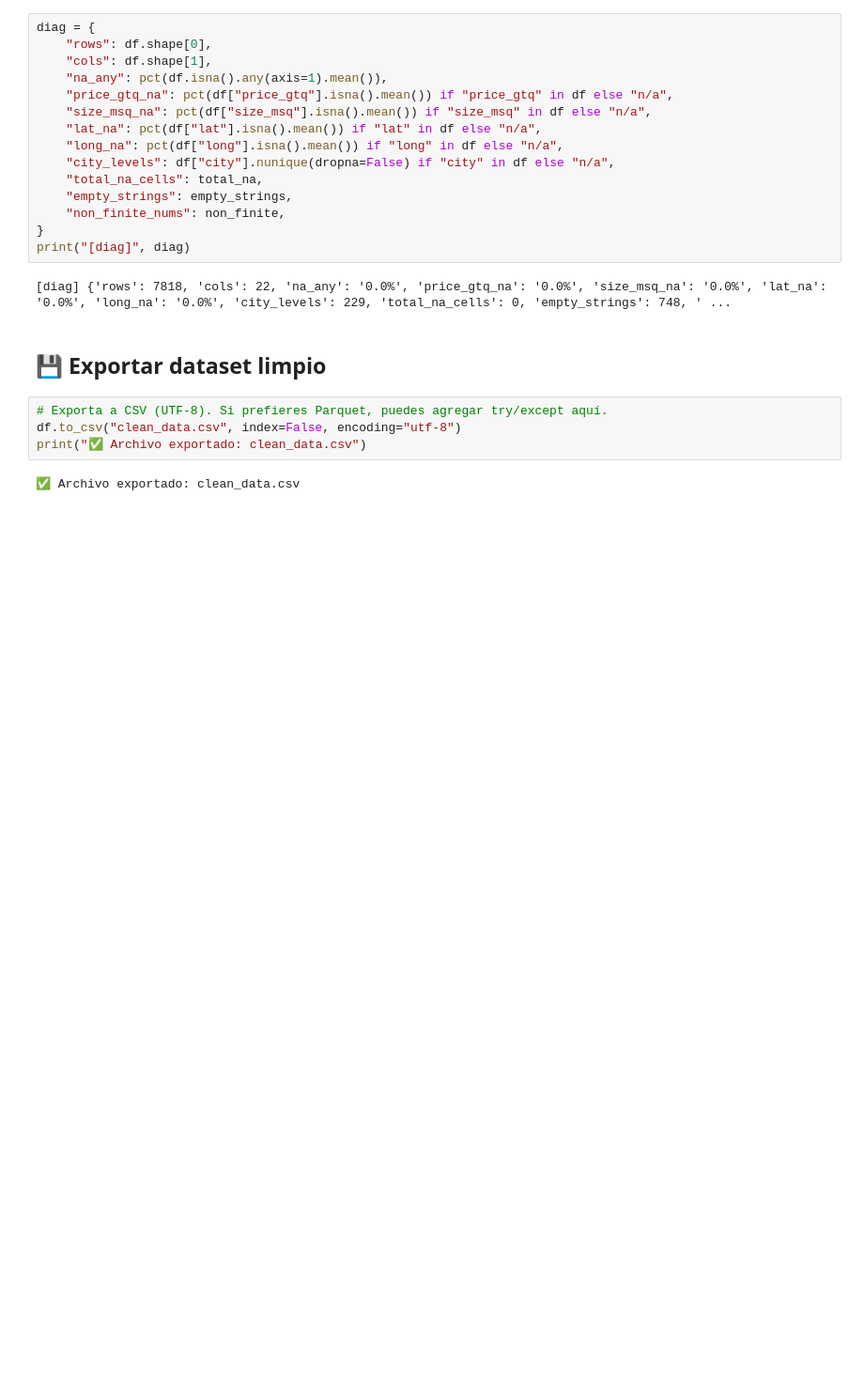
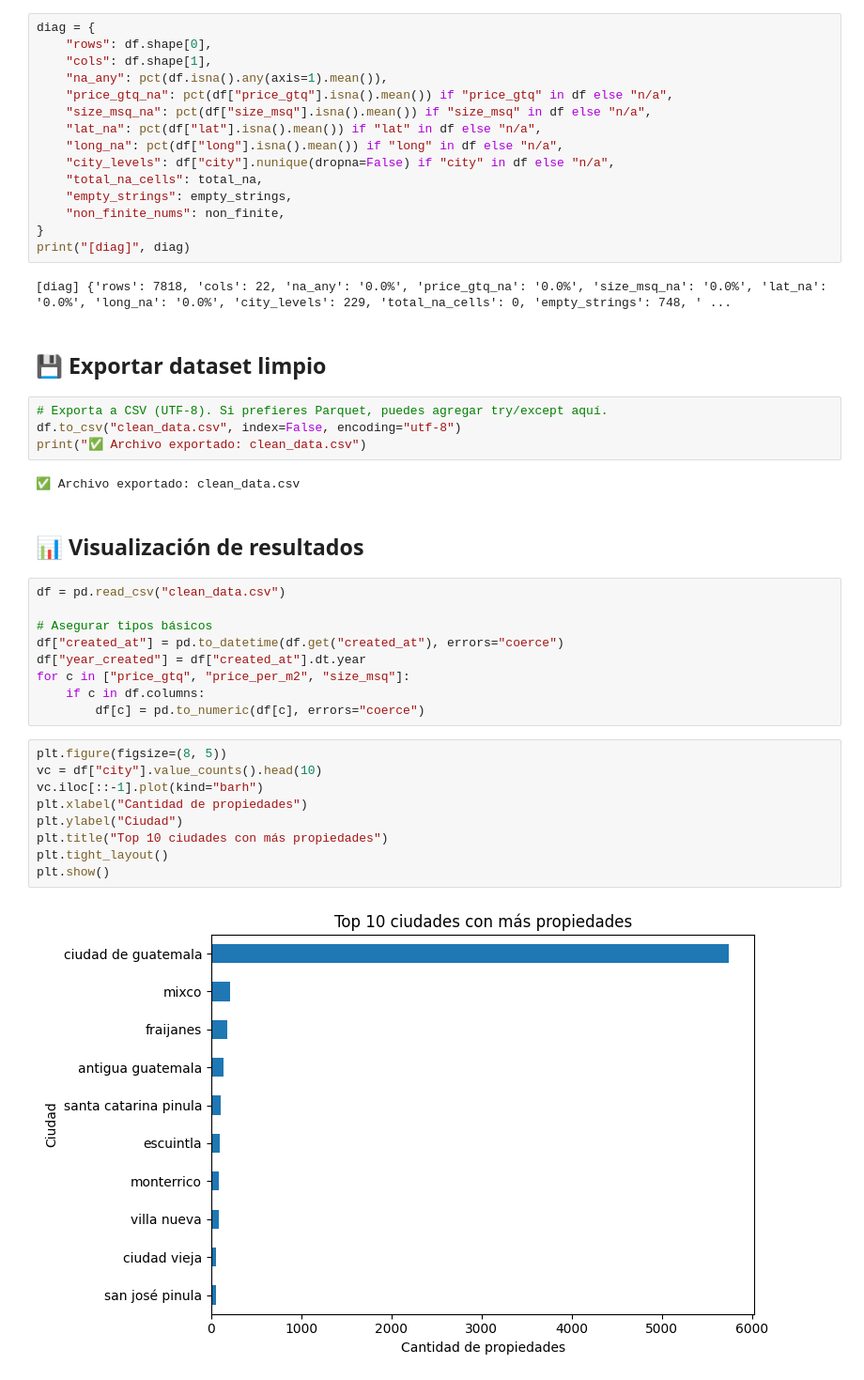
Before and after one commit to Dahernandezsilve/ResponsibleAI-Realworld-Data-Scraper, a Jupyter notebook: preprocessingRealState.ipynb, the cells around one changed output. Shown at 94% size. Drawn from its saved outputs; the diff is of its cells as text; blank space fills up the shorter version.

Commit message:
feat: mini EDA with clean data

```diff
--- a/preprocessingRealState.ipynb
+++ b/preprocessingRealState.ipynb
@@ -634,3 +635,25 @@ df.to_csv("clean_data.csv", index=False, encoding="utf-8")
 print("✅ Archivo exportado: clean_data.csv")
 # %% [output]
 ✅ Archivo exportado: clean_data.csv
+# %% [markdown]
+## 📊 Visualización de resultados
+# %%
+df = pd.read_csv("clean_data.csv")
+
+# Asegurar tipos básicos
+df["created_at"] = pd.to_datetime(df.get("created_at"), errors="coerce")
+df["year_created"] = df["created_at"].dt.year
+for c in ["price_gtq", "price_per_m2", "size_msq"]:
+    if c in df.columns:
+        df[c] = pd.to_numeric(df[c], errors="coerce")
+# %%
+plt.figure(figsize=(8, 5))
+vc = df["city"].value_counts().head(10)
+vc.iloc[::-1].plot(kind="barh")
+plt.xlabel("Cantidad de propiedades")
+plt.ylabel("Ciudad")
+plt.title("Top 10 ciudades con más propiedades")
+plt.tight_layout()
+plt.show()
+# %% [output]
+[figure, added]
```
Also changed, not shown: parts of 9 cells of this notebook.
